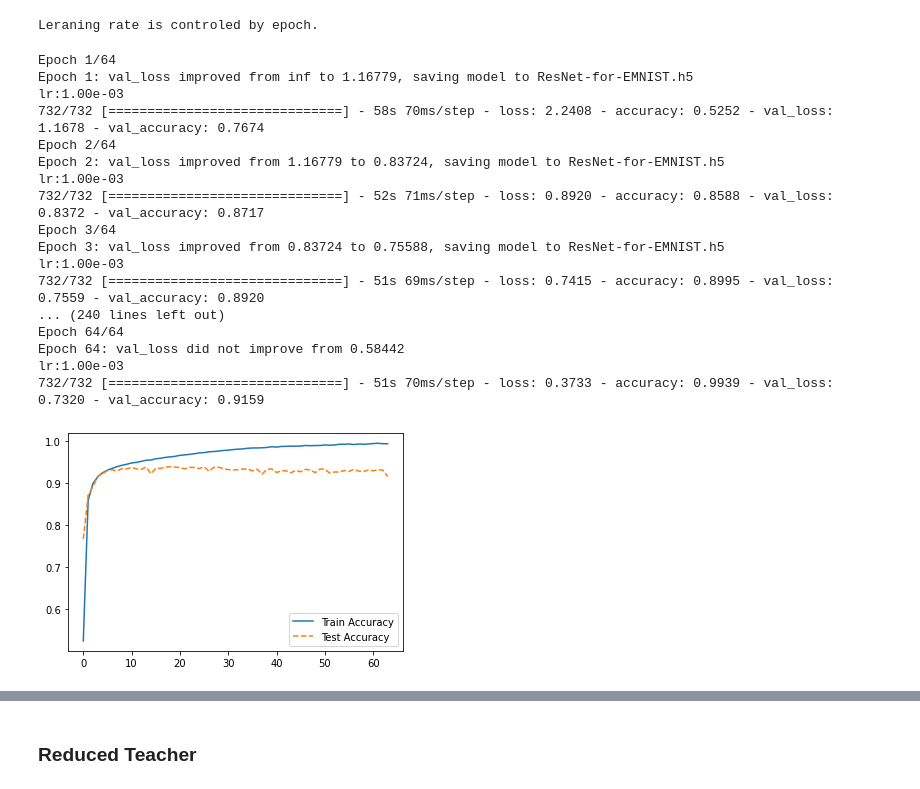
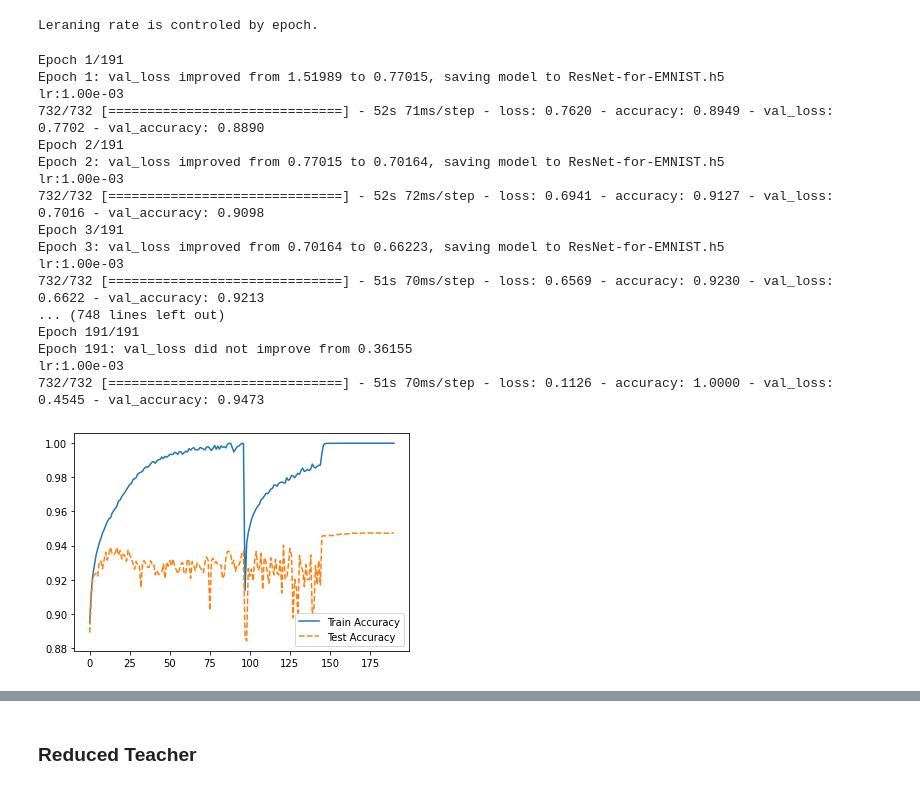
Before and after one commit to cziczer/Knowledge-Distilation-ResNet-Decision-Tree, a Jupyter notebook: Knowledge_Distilation_Project.ipynb, the cells around one changed output, grey strips where cells are left out. Cells and saved outputs as stored; diff of their text form; code cells hidden in the pictures.

```diff
--- a/Knowledge_Distilation_Project.ipynb
+++ b/Knowledge_Distilation_Project.ipynb
@@ -121,6 +212,6 @@ def create_dense_nn(input_shape):
 # %%
 batch_size = 128
-num_epoch = 128
+num_epoch = 192
 # %% [markdown]
 ## CIFAR-10
 # %%
@@ -264,40 +397,40 @@ Leraning rate is controled by epoch.
 # %%
 # TRAIN
 
 if os.path.isfile(emnist_teacher_path):
     emnist_teacher_model.load_weights(cifar_teacher_path)
 else:
     emnist_history = emnist_teacher_model.fit(emnist_train_x, emnist_train_y,
-                    epochs=64,
+                    epochs=num_epoch,
                     batch_size=batch_size,
                     validation_data=(emnist_val_x, emnist_val_y),
                     callbacks=emnist_teacher_callbacks,
           )
 
 
     plt.plot(emnist_history.history["accuracy"], label = 'Train Accuracy')
     plt.plot(emnist_history.history["val_accuracy"], linestyle = 'dashed', label = 'Test Accuracy')
     plt.legend()
     plt.show()
 # %% [output]
-Epoch 1/64
-Epoch 1: val_loss improved from inf to 1.16779, saving model to ResNet-for-EMNIST.h5
+Epoch 1/191
+Epoch 1: val_loss improved from 1.51989 to 0.77015, saving model to ResNet-for-EMNIST.h5
 lr:1.00e-03
-732/732 [==============================] - 58s 70ms/step - loss: 2.2408 - accuracy: 0.5252 - val_loss: 1.1678 - val_accuracy: 0.7674
-Epoch 2/64
-Epoch 2: val_loss improved from 1.16779 to 0.83724, saving model to ResNet-for-EMNIST.h5
+732/732 [==============================] - 52s 71ms/step - loss: 0.7620 - accuracy: 0.8949 - val_loss: 0.7702 - val_accuracy: 0.8890
+Epoch 2/191
+Epoch 2: val_loss improved from 0.77015 to 0.70164, saving model to ResNet-for-EMNIST.h5
 lr:1.00e-03
-732/732 [==============================] - 52s 71ms/step - loss: 0.8920 - accuracy: 0.8588 - val_loss: 0.8372 - val_accuracy: 0.8717
-Epoch 3/64
-Epoch 3: val_loss improved from 0.83724 to 0.75588, saving model to ResNet-for-EMNIST.h5
+732/732 [==============================] - 52s 72ms/step - loss: 0.6941 - accuracy: 0.9127 - val_loss: 0.7016 - val_accuracy: 0.9098
+Epoch 3/191
+Epoch 3: val_loss improved from 0.70164 to 0.66223, saving model to ResNet-for-EMNIST.h5
 lr:1.00e-03
-732/732 [==============================] - 51s 69ms/step - loss: 0.7415 - accuracy: 0.8995 - val_loss: 0.7559 - val_accuracy: 0.8920
-... (240 lines left out)
-Epoch 64/64
-Epoch 64: val_loss did not improve from 0.58442
+732/732 [==============================] - 51s 70ms/step - loss: 0.6569 - accuracy: 0.9230 - val_loss: 0.6622 - val_accuracy: 0.9213
+... (748 lines left out)
+Epoch 191/191
+Epoch 191: val_loss did not improve from 0.36155
 lr:1.00e-03
-732/732 [==============================] - 51s 70ms/step - loss: 0.3733 - accuracy: 0.9939 - val_loss: 0.7320 - val_accuracy: 0.9159
+732/732 [==============================] - 51s 70ms/step - loss: 0.1126 - accuracy: 1.0000 - val_loss: 0.4545 - val_accuracy: 0.9473
-[figure, old version]
+[figure, new version]
 # %%
 emnist_teacher_model.evaluate(emnist_test_x, emnist_test_y)
 # %% [output]
```
Also changed, not shown: parts of 18 cells of this notebook.
